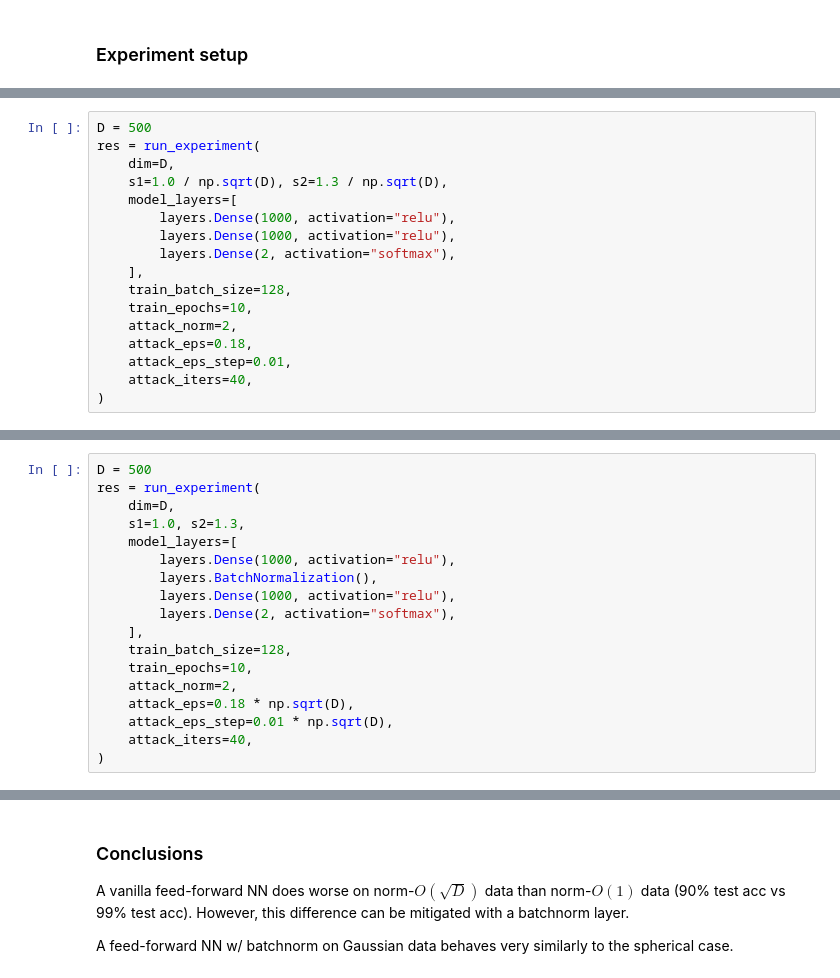
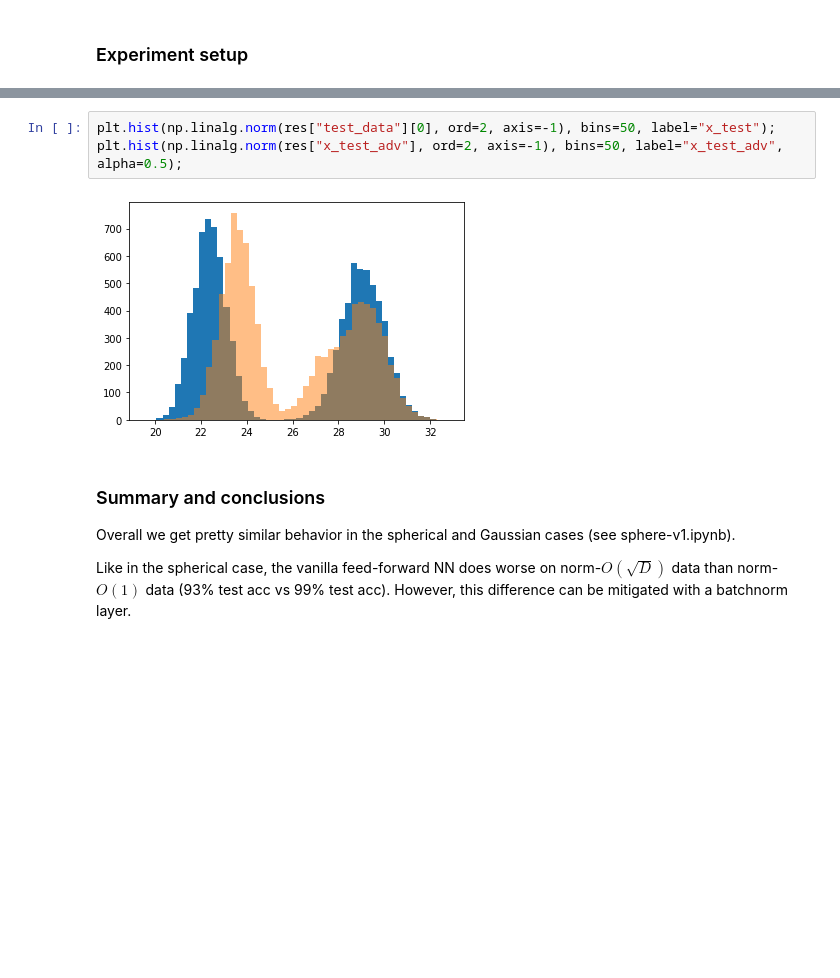
Before and after one commit to GilgameshxZero/adversarial-ntks, a Jupyter notebook: notebooks/adv-spheres/gaussian-v1.ipynb, the cells around one changed output, grey strips where cells are left out. Cells and saved outputs as stored; diff of their text form; blank space fills up the shorter version.

```diff
--- a/notebooks/adv-spheres/gaussian-v1.ipynb
+++ b/notebooks/adv-spheres/gaussian-v1.ipynb
@@ -181,17 +359,0 @@ Adv test  acc : 0.05640000104904175
-# %%
-D = 500
-res = run_experiment(
-    dim=D,
-    s1=1.0 / np.sqrt(D), s2=1.3 / np.sqrt(D),
-    model_layers=[
-        layers.Dense(1000, activation="relu"),
-        layers.Dense(1000, activation="relu"),
-        layers.Dense(2, activation="softmax"),
-    ],
-    train_batch_size=128,
-    train_epochs=10,
-    attack_norm=2,
-    attack_eps=0.18,
-    attack_eps_step=0.01,
-    attack_iters=40,
-)
@@ -223,18 +359,0 @@ Adv test  acc : 0.30160000920295715
-# %%
-D = 500
-res = run_experiment(
-    dim=D,
-    s1=1.0, s2=1.3,
-    model_layers=[
-        layers.Dense(1000, activation="relu"),
-        layers.BatchNormalization(),
-        layers.Dense(1000, activation="relu"),
-        layers.Dense(2, activation="softmax"),
-    ],
-    train_batch_size=128,
-    train_epochs=10,
-    attack_norm=2,
-    attack_eps=0.18 * np.sqrt(D),
-    attack_eps_step=0.01 * np.sqrt(D),
-    attack_iters=40,
-)
@@ -266,8 +360,13 @@ Adv test  acc : 0.3253999948501587
+# %%
+plt.hist(np.linalg.norm(res["test_data"][0], ord=2, axis=-1), bins=50, label="x_test");
+plt.hist(np.linalg.norm(res["x_test_adv"], ord=2, axis=-1), bins=50, label="x_test_adv", alpha=0.5);
+# %% [output]
+[figure, added]
 # %% [markdown]
-### Conclusions
+### Summary and conclusions
+Overall we get pretty similar behavior in the spherical and Gaussian cases (see sphere-v1.ipynb).
 
-A vanilla feed-forward NN does worse on norm-$O(\sqrt{D})$ data than norm-$O(1)$ data
-(90% test acc vs 99% test acc).
+Like in the spherical case,
+the vanilla feed-forward NN does worse on norm-$O(\sqrt{D})$ data than norm-$O(1)$ data
+(93% test acc vs 99% test acc).
 However, this difference can be mitigated with a batchnorm layer.
-
-A feed-forward NN w/ batchnorm on Gaussian data behaves very similarly to the spherical case.
```
Also changed, not shown: parts of 20 cells of this notebook.
